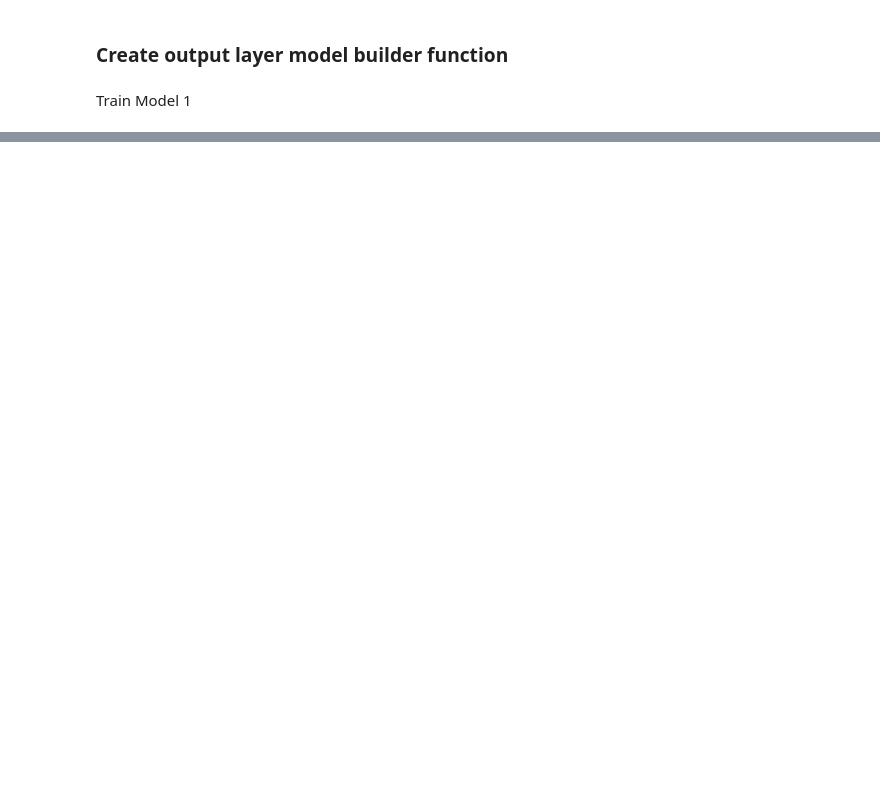
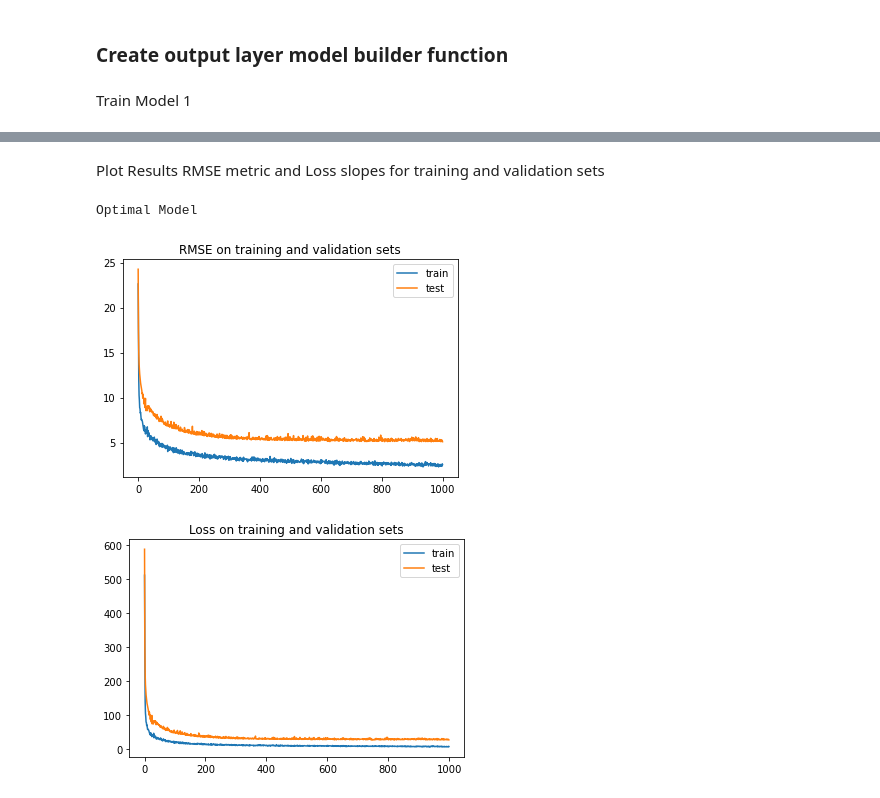
Before and after one commit to ArtoriasAbyssslayer/Computational_Intelligence, a Jupyter notebook: RBF_regression/src/RBF_regression_notebook.ipynb, the cells around one changed output, grey strips where cells are left out. Saved outputs shown, nothing was run; the diff lists cells and outputs as text; code cells hidden in the pictures; blank space fills up the shorter version.

```diff
--- a/RBF_regression/src/RBF_regression_notebook.ipynb
+++ b/RBF_regression/src/RBF_regression_notebook.ipynb
@@ -381,0 +611,21 @@ AttributeError: 'NoneType' object has no attribute 'fit'
+# %%
+optimal_model = models.Sequential()
+rbf_layer = RBFLayer(units = 56,sigmaInit=sigma,initializer=InitCentersKMeans(x_train),input_shape=(x_train.shape[1],))
+
+rbf_out_shape = rbf_layer.compute_output_shape((x_train.shape[1],))
+optimal_model.add(rbf_layer)
+
+# Output Layer
+optimal_model.add(layers.Dense(256,activation='relu',input_shape=rbf_out_shape,
+                            kernel_initializer=initializers.RandomNormal(mean = 0,stddev=0.4)))
+# Dopout Layer
+optimal_model.add(layers.Dropout(0.35))
+# Make the linear tranformation layer on the output layer
+optimal_model.add(layers.Dense(1,activation='relu',
+                kernel_initializer= initializers.RandomNormal(mean = 0,stddev=0.4)))
+optimal_model.compile(optimizer = tf.keras.optimizers.SGD(learning_rate=0.001),
+                    loss = tf.keras.losses.MeanSquaredError(),
+                    metrics = [tf.keras.metrics.RootMeanSquaredError(), R2])
+optimal_model.summary()
+# I train the model for more epochs
+history_opt = optimal_model.fit(x_train,y_train,epochs=1000,batch_size=32,validation_split=0.2,verbose=1)
@@ -381,0 +650,22 @@ AttributeError: 'NoneType' object has no attribute 'fit'
+# %% [markdown]
+Plot Results RMSE metric and Loss slopes for training and validation sets
+# %%
+print("Optimal Model")
+# Plot RMSE
+plt.figure(7)
+plt.plot(history_opt.history['root_mean_squared_error'],label='train')
+plt.plot(history_opt.history['val_root_mean_squared_error'],label='test')
+plt.legend()
+plt.title('RMSE on training and validation sets')
+plt.show()
+# Plot loss
+plt.figure(8)
+plt.plot(history_opt.history['loss'],label='train')
+plt.plot(history_opt.history['val_loss'],label='test')
+plt.legend()
+plt.title('Loss on training and validation sets')
+plt.show()
+# %% [output]
+Optimal Model
+[figure, added]
+[figure, added]
```
Also changed, not shown: parts of 24 cells of this notebook.
